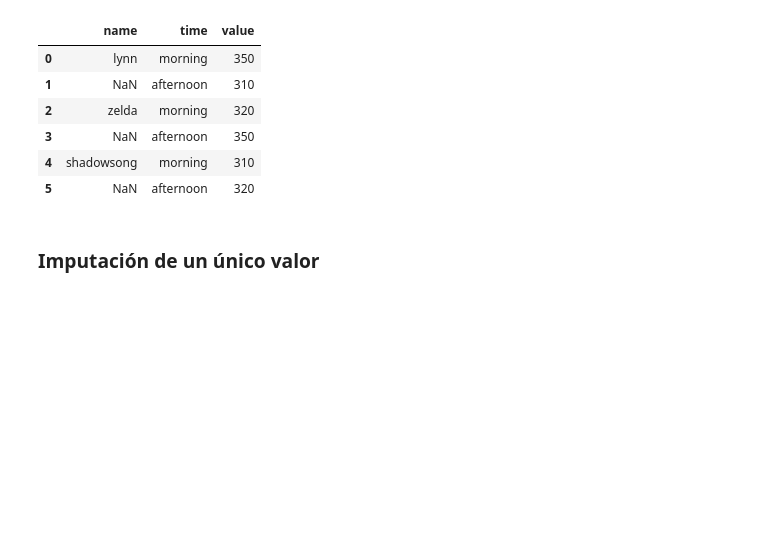
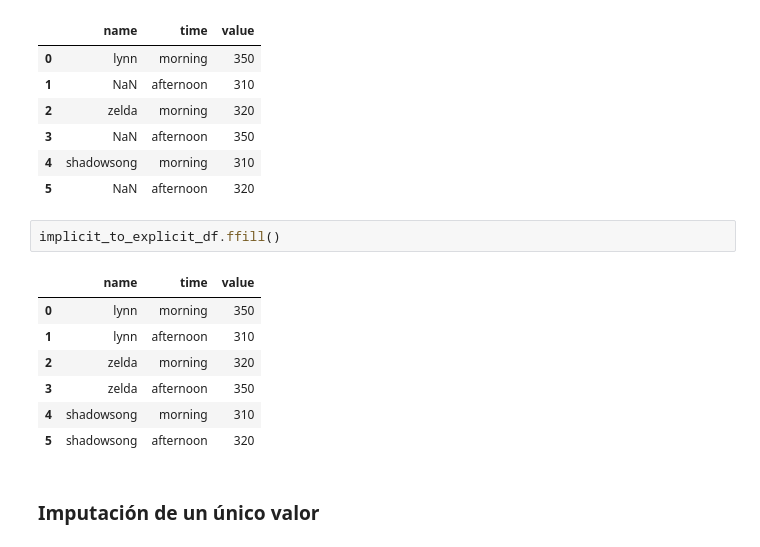
Before and after one commit to Disskaf/Datos_faltantes, a Jupyter notebook: live-exploration-missing-values.ipynb, the cells around one changed output. Saved outputs shown, nothing was run; the diff lists cells and outputs as text; blank space fills up the shorter version.

```diff
--- a/live-exploration-missing-values.ipynb
+++ b/live-exploration-missing-values.ipynb
@@ -1220,5 +1220,15 @@ implicit_to_explicit_df
 | 3 | NaN | afternoon | 350 |
 | 4 | shadowsong | morning | 310 |
 | 5 | NaN | afternoon | 320 |
+# %%
+implicit_to_explicit_df.ffill()
+# %% [output]
+|  | name | time | value |
+| 0 | lynn | morning | 350 |
+| 1 | lynn | afternoon | 310 |
+| 2 | zelda | morning | 320 |
+| 3 | zelda | afternoon | 350 |
+| 4 | shadowsong | morning | 310 |
+| 5 | shadowsong | afternoon | 320 |
 # %% [markdown]
 ### Imputación de un único valor
```
Also changed, not shown: parts of 2 cells of this notebook.
